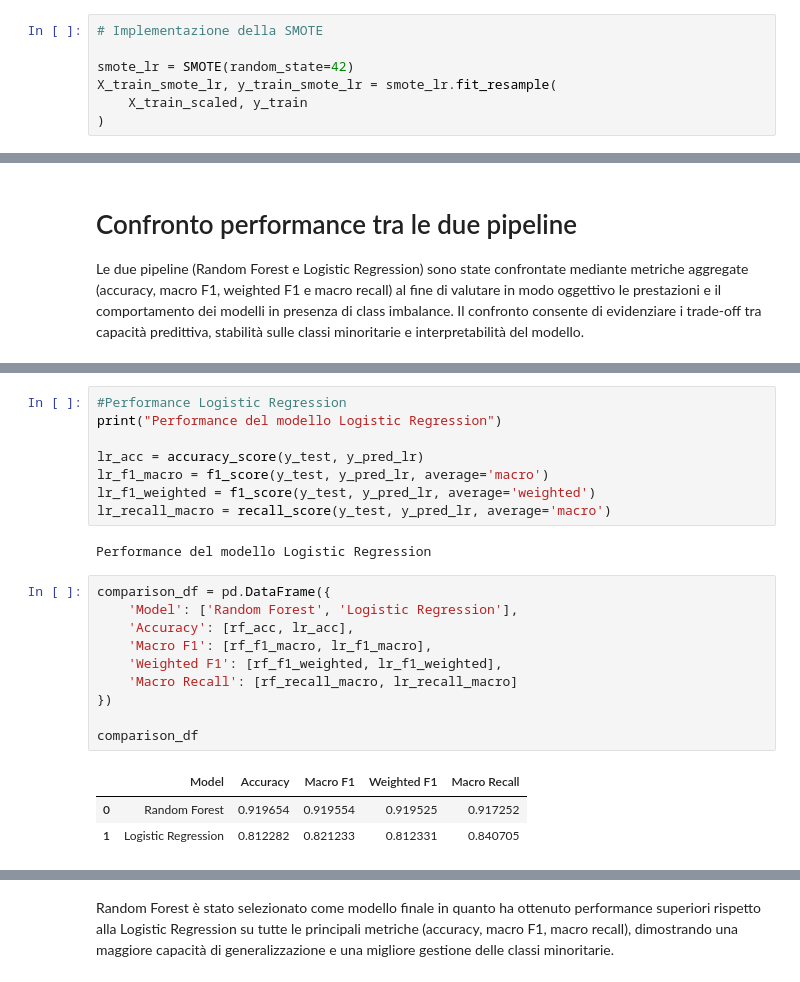
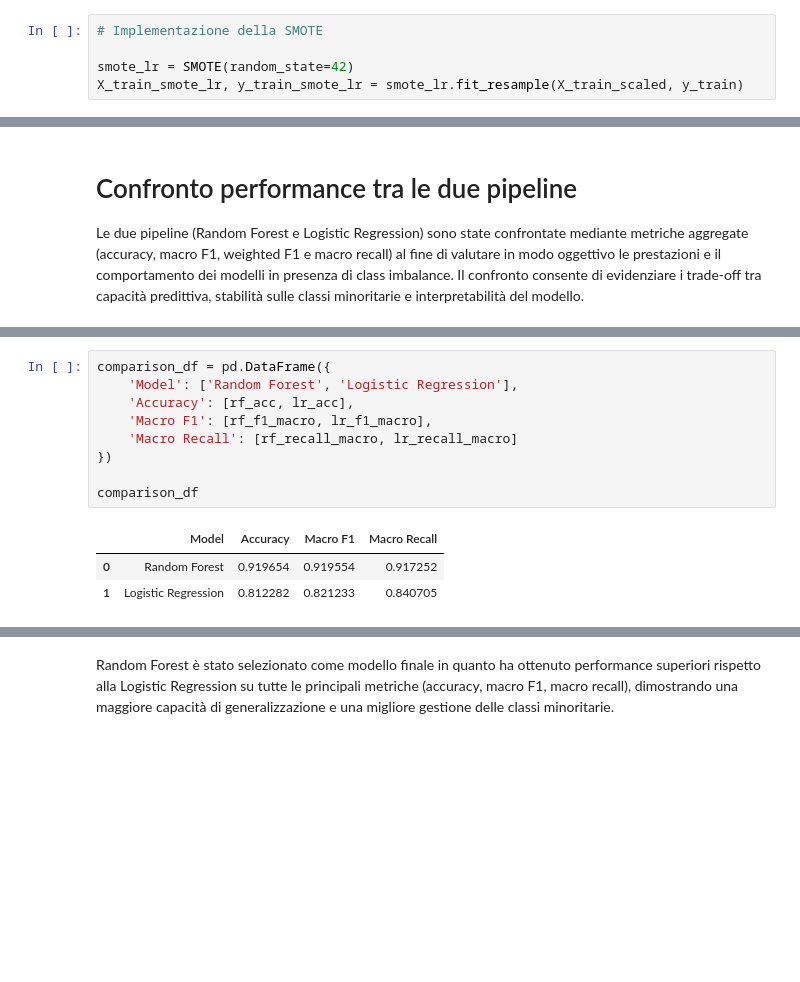
Before and after one commit to PlayMoodify/PlayMoodify.model, a Jupyter notebook: Project.ipynb, the cells around one changed output, grey strips where cells are left out. Drawn from its saved outputs; the diff is of its cells as text; blank space fills up the shorter version.

```diff
--- a/Project.ipynb
+++ b/Project.ipynb
@@ -473,9 +485,7 @@ Questo permette di bilanciare le classi durante l’addestramento e migliorare l
 # Implementazione della SMOTE
 
 smote_lr = SMOTE(random_state=42)
-X_train_smote_lr, y_train_smote_lr = smote_lr.fit_resample(
-    X_train_scaled, y_train
-)
+X_train_smote_lr, y_train_smote_lr = smote_lr.fit_resample(X_train_scaled, y_train)
 # %%
 # Creazione del modello Logistic Regression
 
@@ -565,30 +576,19 @@ lr_f1_weighted = f1_score(y_test, y_pred_lr, average='weighted')
 lr_recall_macro = recall_score(y_test, y_pred_lr, average='macro')
 # %% [output]
 Performance del modello Logistic Regression
-# %%
-#Performance Logistic Regression
-print("Performance del modello Logistic Regression")
-
-lr_acc = accuracy_score(y_test, y_pred_lr)
-lr_f1_macro = f1_score(y_test, y_pred_lr, average='macro')
-lr_f1_weighted = f1_score(y_test, y_pred_lr, average='weighted')
-lr_recall_macro = recall_score(y_test, y_pred_lr, average='macro')
-# %% [output]
-Performance del modello Logistic Regression
 # %%
 comparison_df = pd.DataFrame({
     'Model': ['Random Forest', 'Logistic Regression'],
     'Accuracy': [rf_acc, lr_acc],
     'Macro F1': [rf_f1_macro, lr_f1_macro],
-    'Weighted F1': [rf_f1_weighted, lr_f1_weighted],
     'Macro Recall': [rf_recall_macro, lr_recall_macro]
 })
 
 comparison_df
 # %% [output]
-|  | Model | Accuracy | Macro F1 | Weighted F1 | Macro Recall |
-| 0 | Random Forest | 0.919654 | 0.919554 | 0.919525 | 0.917252 |
-| 1 | Logistic Regression | 0.812282 | 0.821233 | 0.812331 | 0.840705 |
+|  | Model | Accuracy | Macro F1 | Macro Recall |
+| 0 | Random Forest | 0.919654 | 0.919554 | 0.917252 |
+| 1 | Logistic Regression | 0.812282 | 0.821233 | 0.840705 |
 # %%
 # Grafico di confronto
 comparison_df.set_index('Model').plot(kind='bar')
```
Also changed, not shown: parts of 9 cells of this notebook.
